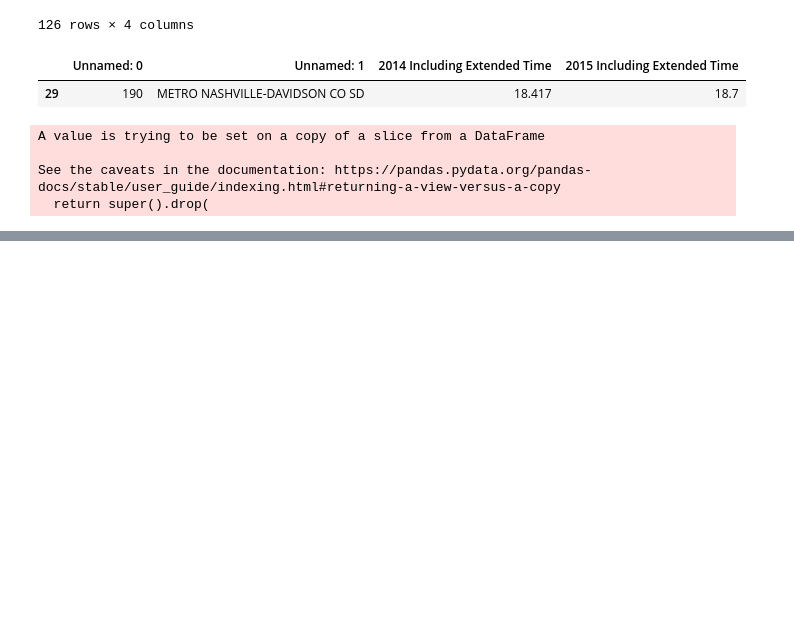
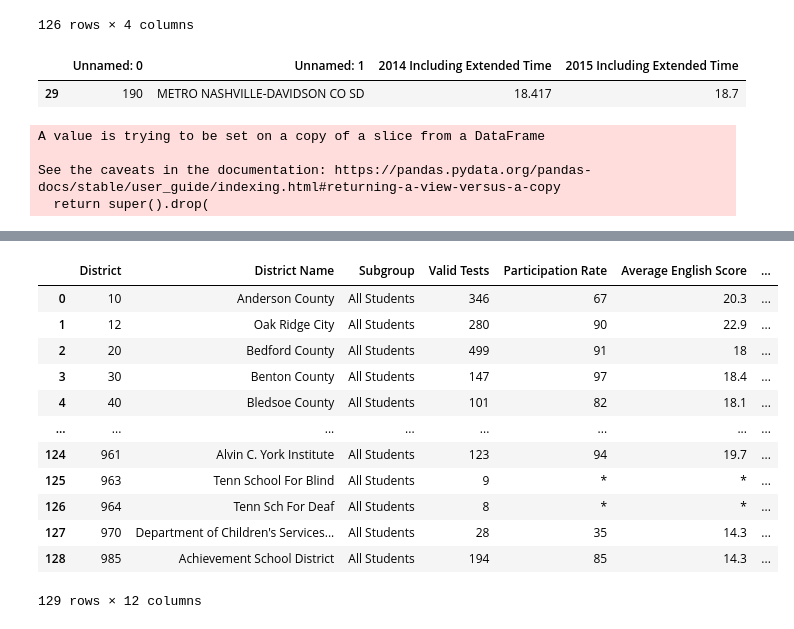
Before and after one commit to jwhankins177/capstone-budget-impact-jupyternb-python, a Jupyter notebook: notebooks/test_scores.ipynb, the cells around one changed output, grey strips where cells are left out. Saved outputs shown, nothing was run; the diff lists cells and outputs as text; code cells hidden in the pictures; blank space fills up the shorter version.

```diff
--- a/notebooks/test_scores.ipynb
+++ b/notebooks/test_scores.ipynb
@@ -116,0 +115,18 @@ df2015
+# %%
+df4 = pd.read_excel(r"C:\Users\jhank\Desktop\DA7\Projects\budget-impact-jupyternb-python\data\test_scores\data_2015-16_suppressed_district_level_act.xlsx")
+# %%
+df4
+# %% [output]
+|  | District | District Name | Subgroup | Valid Tests | Participation Rate | Average English Score | ... |
+| 0 | 10 | Anderson County | All Students | 346 | 67 | 20.3 | ... |
+| 1 | 12 | Oak Ridge City | All Students | 280 | 90 | 22.9 | ... |
+| 2 | 20 | Bedford County | All Students | 499 | 91 | 18 | ... |
+| 3 | 30 | Benton County | All Students | 147 | 97 | 18.4 | ... |
+| 4 | 40 | Bledsoe County | All Students | 101 | 82 | 18.1 | ... |
+| ... | ... | ... | ... | ... | ... | ... | ... |
+| 124 | 961 | Alvin C. York Institute | All Students | 123 | 94 | 19.7 | ... |
+| 125 | 963 | Tenn School For Blind | All Students | 9 | * | * | ... |
+| 126 | 964 | Tenn Sch For Deaf | All Students | 8 | * | * | ... |
+| 127 | 970 | Department of Children's Services... | All Students | 28 | 35 | 14.3 | ... |
+| 128 | 985 | Achievement School District | All Students | 194 | 85 | 14.3 | ... |
+129 rows × 12 columns
```
Also changed, not shown: parts of 24 cells of this notebook.
